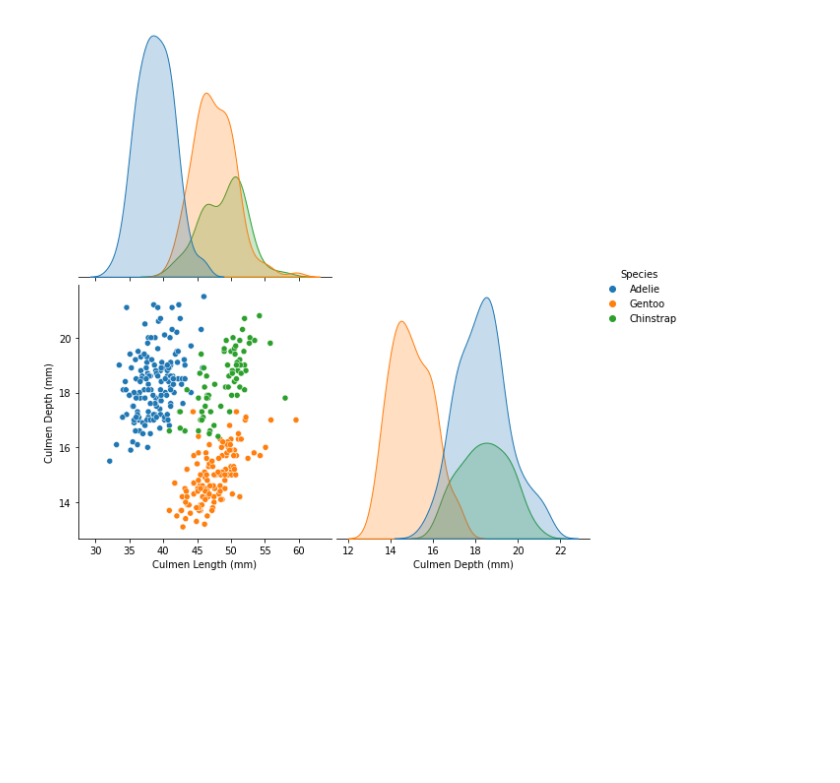
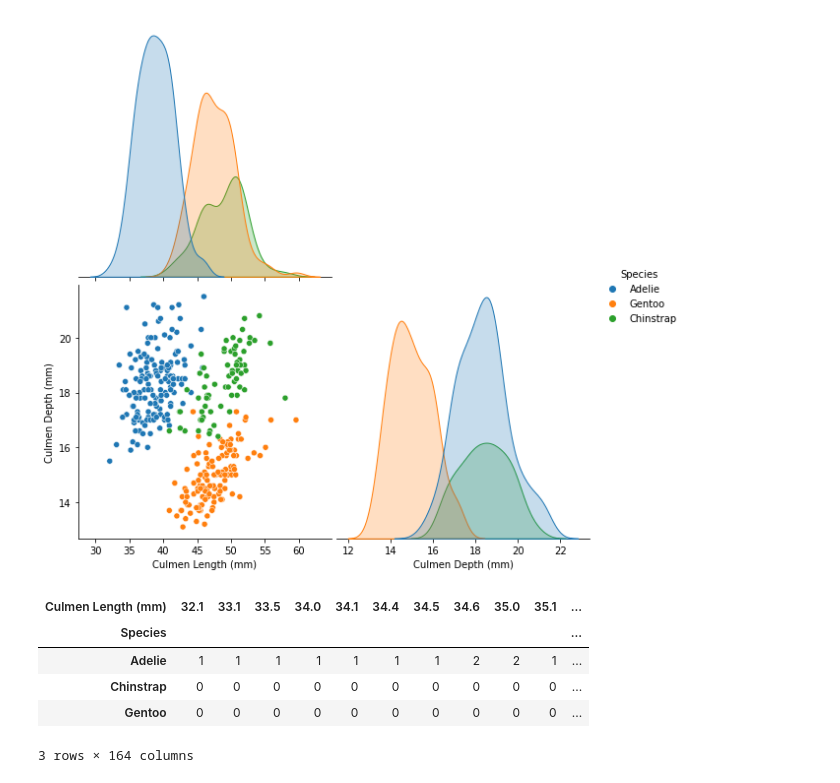
Before and after one commit to CecileGallioz/blog, a Jupyter notebook: _notebooks/2021-05-20-DataAnalyse.ipynb, the cells around one changed output. Saved outputs shown, nothing was run; the diff lists cells and outputs as text; code cells hidden in the pictures; blank space fills up the shorter version.

```diff
--- a/_notebooks/2021-05-20-DataAnalyse.ipynb
+++ b/_notebooks/2021-05-20-DataAnalyse.ipynb
@@ -49,3 +52,16 @@ _ = myDataFrame.hist(figsize=(10, 5))
 _ = sns.pairplot(myDataFrame, height=4, hue=target_column, corner=True)
 # %% [output]
 [figure]
+# %%
+# Useful to detect columns containing the same information in two different forms (thus correlated)
+# If this is the case, one of the columns is excluded
+# Here, we don't see this kind of link
+pd.crosstab(index=myDataFrame['Species'],
+            columns=myDataFrame['Culmen Length (mm)'])
+# %% [output]
+| Culmen Length (mm) | 32.1 | 33.1 | 33.5 | 34.0 | 34.1 | 34.4 | 34.5 | 34.6 | 35.0 | 35.1 | ... |
+| Species |  |  |  |  |  |  |  |  |  |  | ... |
+| Adelie | 1 | 1 | 1 | 1 | 1 | 1 | 1 | 2 | 2 | 1 | ... |
+| Chinstrap | 0 | 0 | 0 | 0 | 0 | 0 | 0 | 0 | 0 | 0 | ... |
+| Gentoo | 0 | 0 | 0 | 0 | 0 | 0 | 0 | 0 | 0 | 0 | ... |
+3 rows × 164 columns
```
Also changed, not shown: parts of 4 cells of this notebook.
